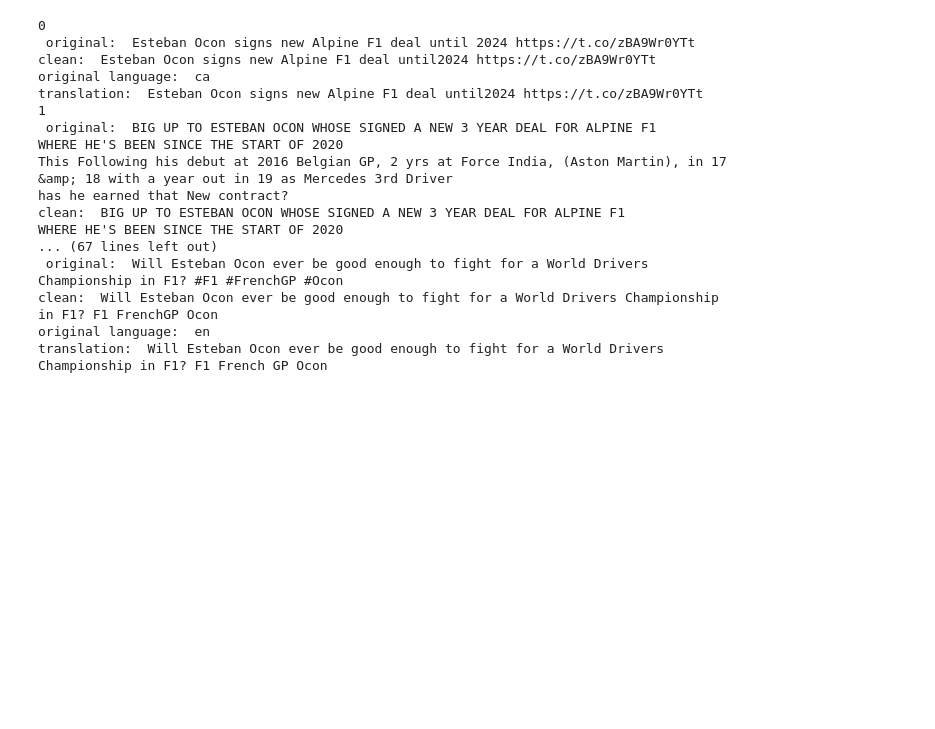
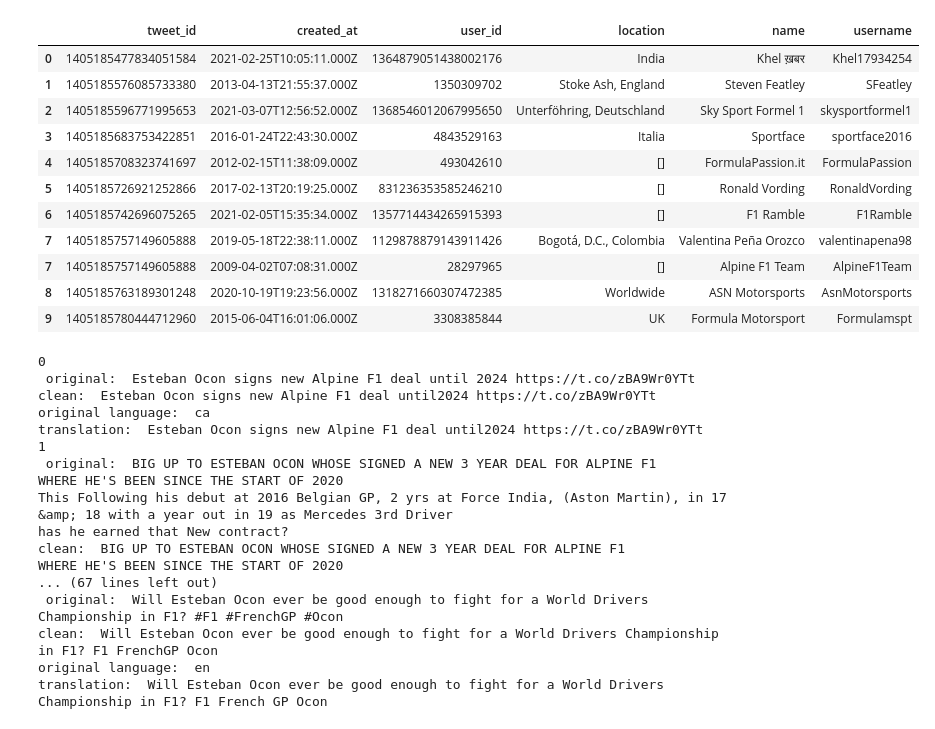
Before and after one commit to ilyakhruschev/f1, a Jupyter notebook: src/python/ipynb/etl.ipynb, the cells around one changed output. Saved outputs shown, nothing was run; the diff lists cells and outputs as text; code cells hidden in the pictures; blank space fills up the shorter version.

Commit message:
adding chunk through users

```diff
--- a/src/python/ipynb/etl.ipynb
+++ b/src/python/ipynb/etl.ipynb
@@ -59,3 +137,28 @@ df
+# %%
+
+
+df_in['users'] = df_in.apply(lambda df_in: getUsers(df_in), 1)
+# %%
+users_exploded = df_in[['tweet_id','users']].explode('users')
+
+
+
+users_df = getUserDataframe(users_exploded)
+# %%
+users_df
+# %% [output]
+|  | tweet_id | created_at | user_id | location | name | username |
+| 0 | 1405185477834051584 | 2021-02-25T10:05:11.000Z | 1364879051438002176 | India | Khel ख़बर | Khel17934254 |
+| 1 | 1405185576085733380 | 2013-04-13T21:55:37.000Z | 1350309702 | Stoke Ash, England | Steven Featley | SFeatley |
+| 2 | 1405185596771995653 | 2021-03-07T12:56:52.000Z | 1368546012067995650 | Unterföhring, Deutschland | Sky Sport Formel 1 | skysportformel1 |
+| 3 | 1405185683753422851 | 2016-01-24T22:43:30.000Z | 4843529163 | Italia | Sportface | sportface2016 |
+| 4 | 1405185708323741697 | 2012-02-15T11:38:09.000Z | 493042610 | [] | FormulaPassion.it | FormulaPassion |
+| 5 | 1405185726921252866 | 2017-02-13T20:19:25.000Z | 831236353585246210 | [] | Ronald Vording | RonaldVording |
+| 6 | 1405185742696075265 | 2021-02-05T15:35:34.000Z | 1357714434265915393 | [] | F1 Ramble | F1Ramble |
+| 7 | 1405185757149605888 | 2019-05-18T22:38:11.000Z | 1129878879143911426 | Bogotá, D.C., Colombia | Valentina Peña Orozco | valentinapena98 |
+| 7 | 1405185757149605888 | 2009-04-02T07:08:31.000Z | 28297965 | [] | Alpine F1 Team | AlpineF1Team |
+| 8 | 1405185763189301248 | 2020-10-19T19:23:56.000Z | 1318271660307472385 | Worldwide | ASN Motorsports | AsnMotorsports |
+| 9 | 1405185780444712960 | 2015-06-04T16:01:06.000Z | 3308385844 | UK | Formula Motorsport | Formulamspt |
 # %%
 translator = Translator()
 for i in range(len(df)):
```
Also changed, not shown: parts of 13 cells of this notebook, 1 other file.
